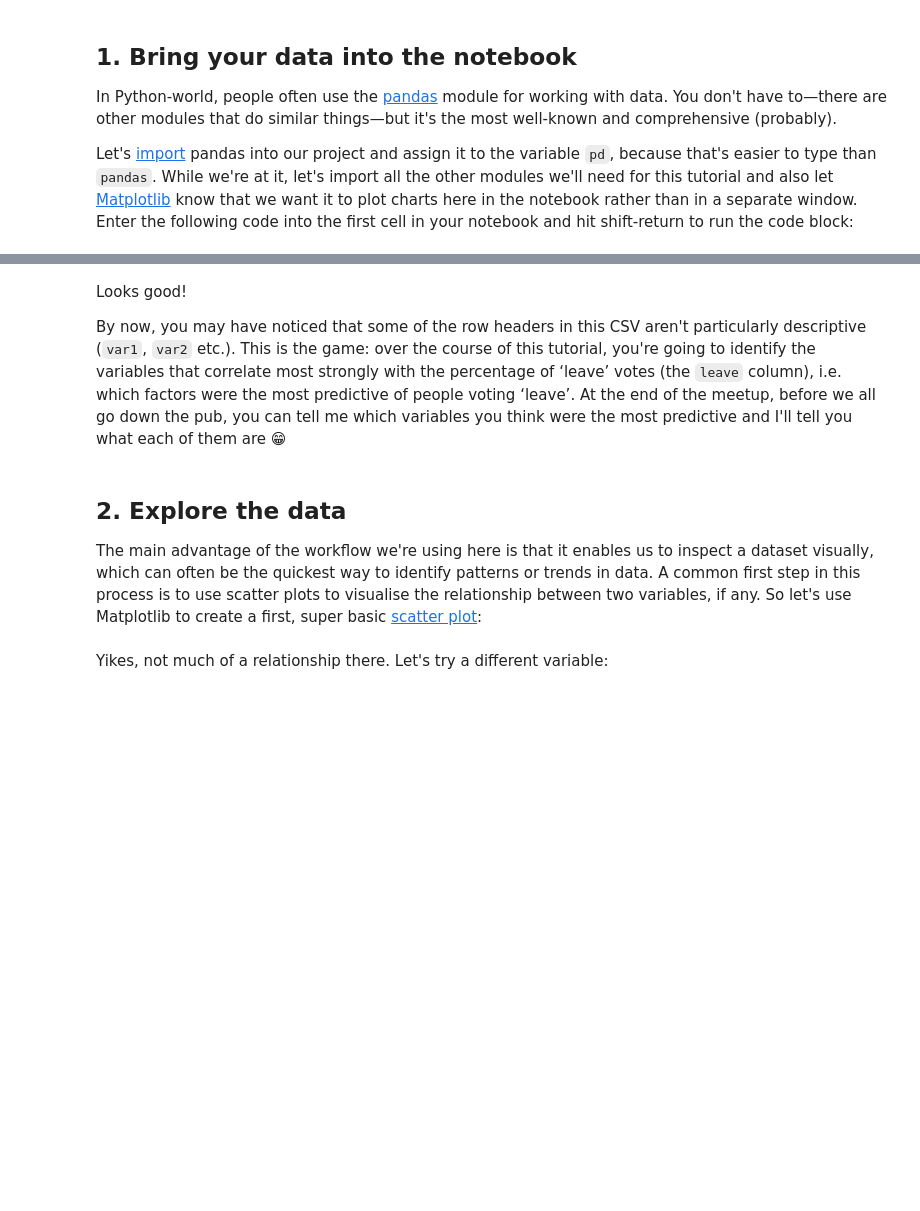
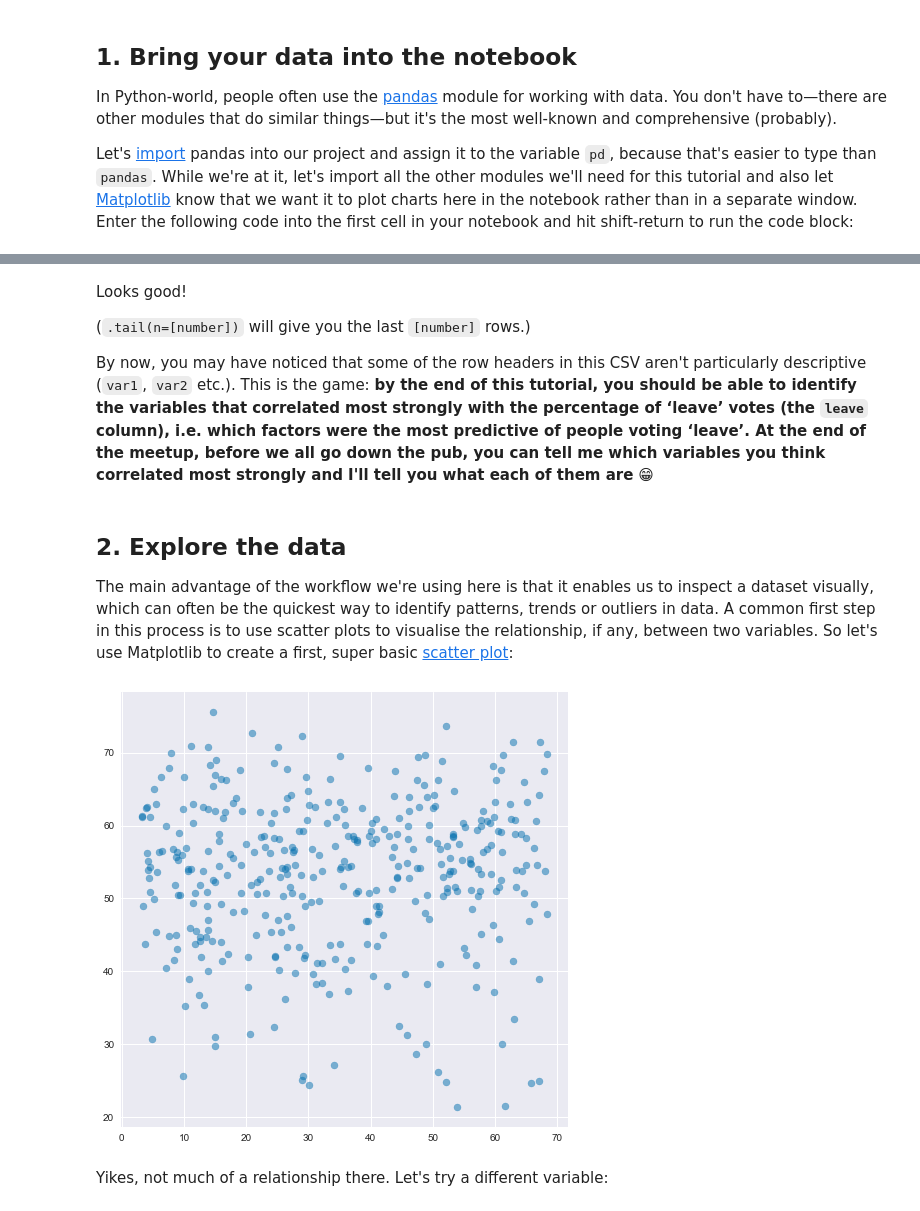
Before and after one commit to davidbjourno/finding-stories-in-data, a Jupyter notebook: finding-stories-in-data.ipynb, the cells around one changed output, grey strips where cells are left out. Drawn from its saved outputs; the diff is of its cells as text; code cells hidden in the pictures; blank space fills up the shorter version.

```diff
--- a/finding-stories-in-data.ipynb
+++ b/finding-stories-in-data.ipynb
@@ -53,24 +65,31 @@ df.head(n=10)
 # %% [markdown]
 Looks good!
 
-By now, you may have noticed that some of the row headers in this CSV aren't particularly descriptive (`var1`, `var2` etc.). This is the game: over the course of this tutorial, you're going to identify the variables that correlate most strongly with the percentage of ‘leave’ votes (the `leave` column), i.e. which factors were the most predictive of people voting ‘leave’. At the end of the meetup, before we all go down the pub, you can tell me which variables you think were the most predictive and I'll tell you what each of them are 😁
+(`.tail(n=[number])` will give you the last `[number]` rows.)
+
+By now, you may have noticed that some of the row headers in this CSV aren't particularly descriptive (`var1`, `var2` etc.). This is the game: **by the end of this tutorial, you should be able to identify the variables that correlated most strongly with the percentage of ‘leave’ votes (the `leave` column), i.e. which factors were the most predictive of people voting ‘leave’. At the end of the meetup, before we all go down the pub, you can tell me which variables you think correlated most strongly and I'll tell you what each of them are** 😁
 # %% [markdown]
 ## 2. Explore the data
 
-The main advantage of the workflow we're using here is that it enables us to inspect a dataset visually, which can often be the quickest way to identify patterns or trends in data. A common first step in this process is to use scatter plots to visualise the relationship between two variables, if any. So let's use Matplotlib to create a first, super basic [scatter plot](http://matplotlib.org/api/pyplot_api.html#matplotlib.pyplot.scatter):
+The main advantage of the workflow we're using here is that it enables us to inspect a dataset visually, which can often be the quickest way to identify patterns, trends or outliers in data. A common first step in this process is to use scatter plots to visualise the relationship, if any, between two variables. So let's use Matplotlib to create a first, super basic [scatter plot](http://matplotlib.org/api/pyplot_api.html#matplotlib.pyplot.scatter):
 # %%
-# Configure Matplotlib's pyplot method to plot at a size of 8x8 inches at a
-# resolution of 72 dots per inch
-plt.figure(figsize=(8, 8), dpi=72)
+# Configure Matplotlib's pyplot method (plt) to plot at a size of 8x8 inches and
+# a resolution of 72 dots per inch
+plt.figure(
+    figsize=(8, 8),
+    dpi=72
+)
 
 # Plot the data as a scatter plot
 g = plt.scatter(
-    df['var1'], # The values we want to plot along the x axis
-    df['leave'], # The values we want to plot along the y axis
-    50, # The size…
-    '#0571b0', # …colour…
+    x=df['var1'], # The values we want to plot along the x axis
+    y=df['leave'], # The values we want to plot along the y axis
+    s=50, # The size…
+    c='#0571b0', # …colour…
     alpha=0.5 # …and opacity we want the data point markers to be
 )
+# %% [output]
+[figure, added]
 # %% [markdown]
 Yikes, not much of a relationship there. Let's try a different variable:
 # %%
```
Also changed, not shown: parts of 25 cells of this notebook.
